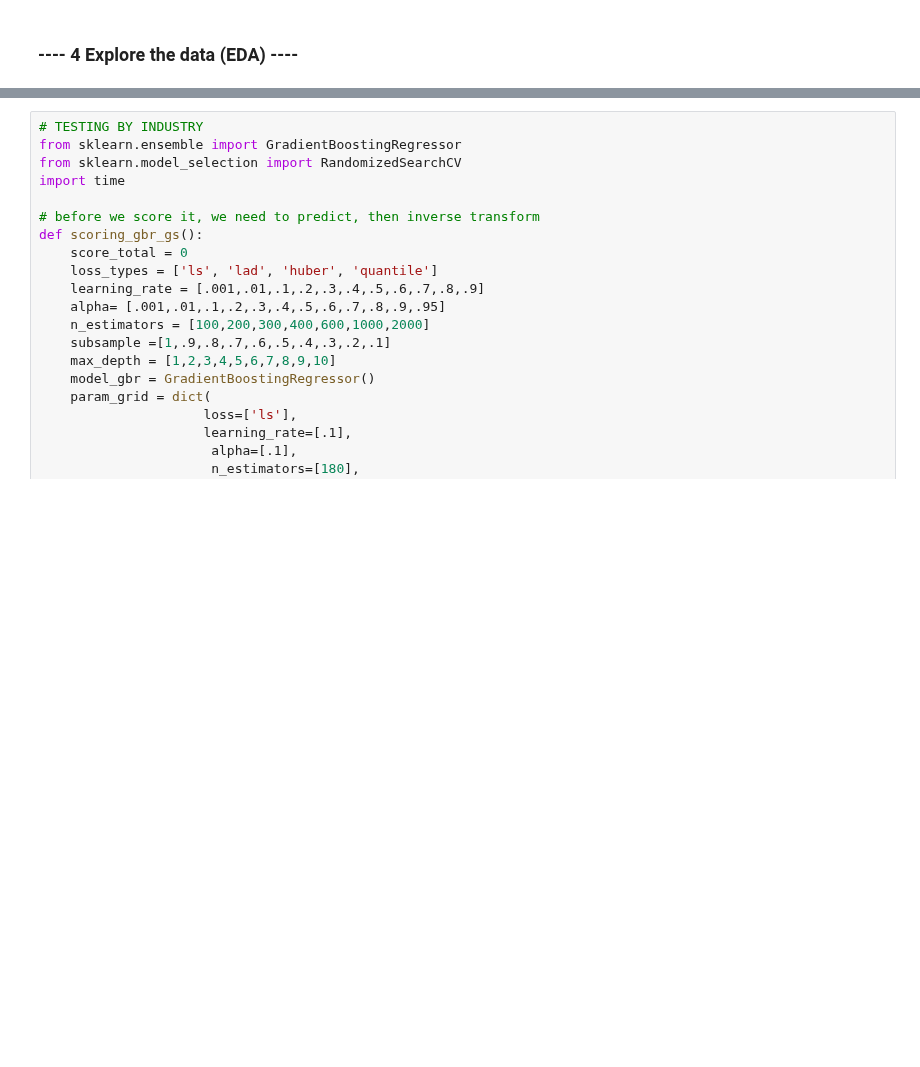
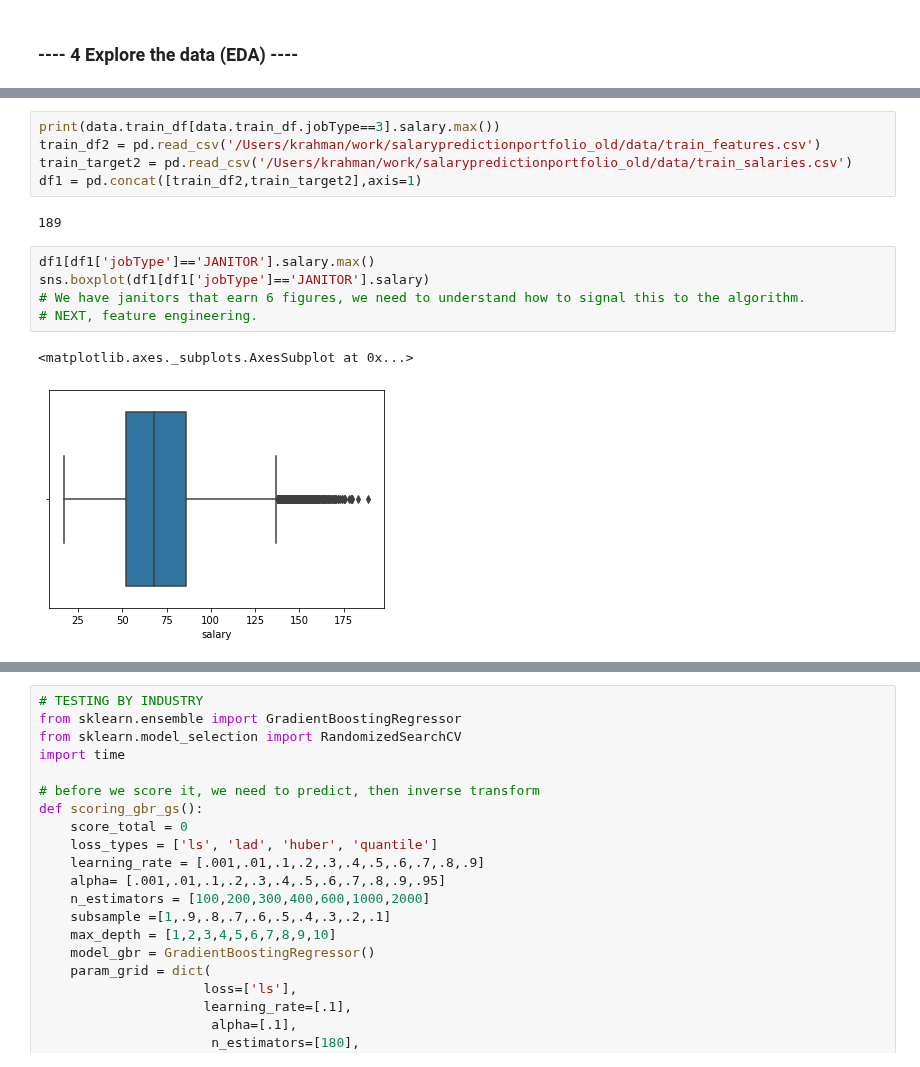
Before and after one commit to kirahman2/salarypredictionportfolio, a Jupyter notebook: Salary Prediction Notebook.ipynb, the cells around one changed output, grey strips where cells are left out. Saved outputs shown, nothing was run; the diff lists cells and outputs as text; blank space fills up the shorter version.

Commit message:
Revisit EDA and Feature Engineering.

```diff
--- a/Salary Prediction Notebook.ipynb
+++ b/Salary Prediction Notebook.ipynb
@@ -106 +156,16 @@ print('\n', model, 'Hey', temp_num)
+# %%
+print(data.train_df[data.train_df.jobType==3].salary.max())
+train_df2 = pd.read_csv('/Users/krahman/work/salarypredictionportfolio_old/data/train_features.csv')
+train_target2 = pd.read_csv('/Users/krahman/work/salarypredictionportfolio_old/data/train_salaries.csv')
+df1 = pd.concat([train_df2,train_target2],axis=1)
+# %% [output]
+189
+# %%
+df1[df1['jobType']=='JANITOR'].salary.max()
+sns.boxplot(df1[df1['jobType']=='JANITOR'].salary)
+# We have janitors that earn 6 figures, we need to understand how to signal this to the algorithm.
+# NEXT, feature engineering.
+# %% [output]
+<matplotlib.axes._subplots.AxesSubplot at 0x...>
+[figure, added]
 # %%
```
Also changed, not shown: parts of 20 cells of this notebook.
